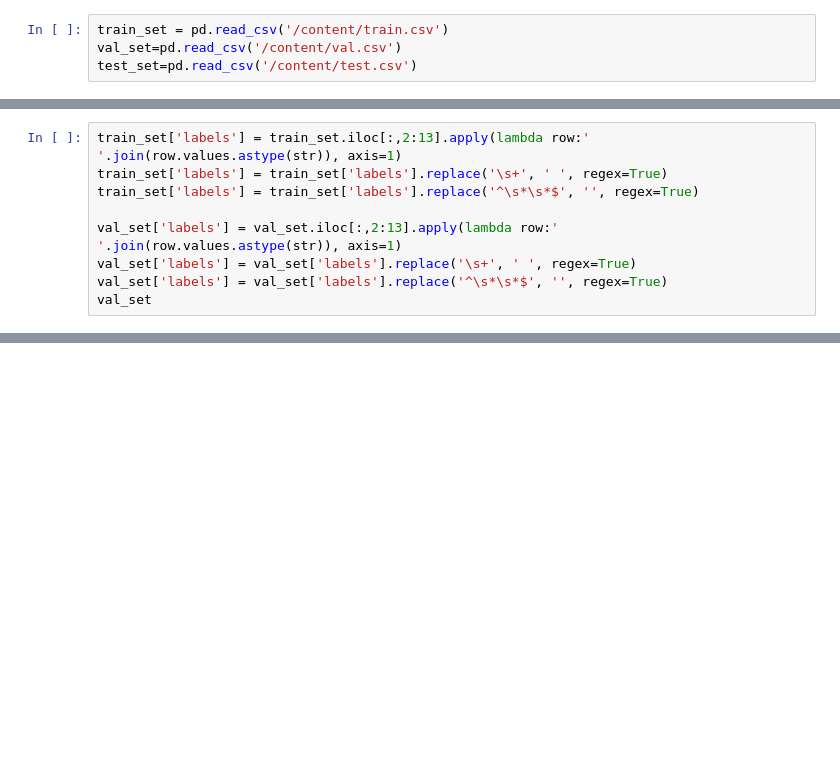
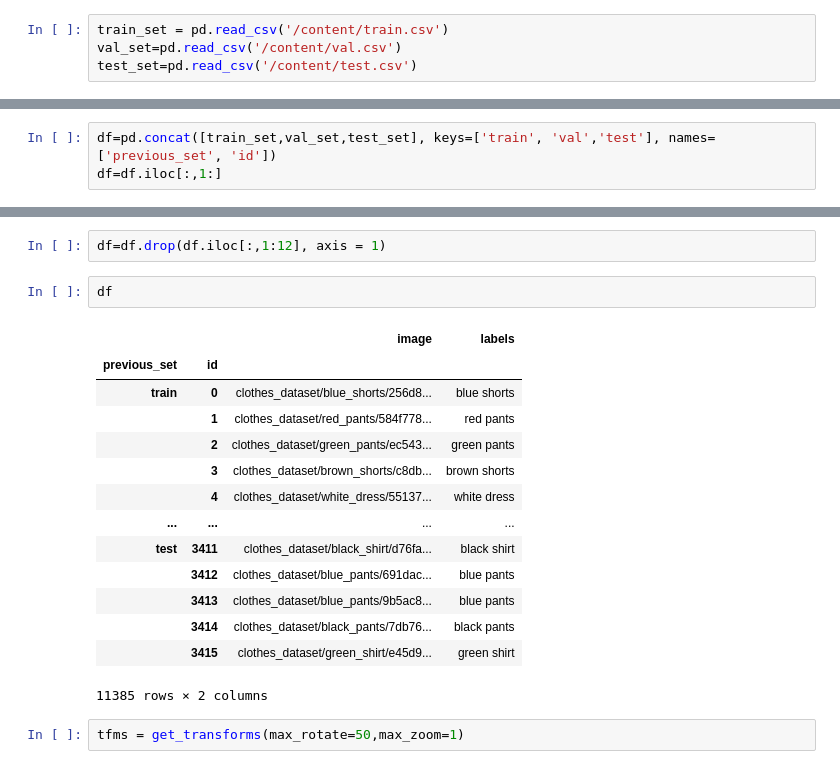
Before and after one commit to alejandraberbesi/apparel_image, a Jupyter notebook: src/apparel_image.ipynb, the cells around one changed output, grey strips where cells are left out. Cells and saved outputs as stored; diff of their text form; blank space fills up the shorter version.

```diff
--- a/src/apparel_image.ipynb
+++ b/src/apparel_image.ipynb
@@ -48,9 +28,0 @@ val_set
-# %%
-train_set['labels'] = train_set.iloc[:,2:13].apply(lambda row:' '.join(row.values.astype(str)), axis=1)
-train_set['labels'] = train_set['labels'].replace('\s+', ' ', regex=True)
-train_set['labels'] = train_set['labels'].replace('^\s*\s*$', '', regex=True)
-
-val_set['labels'] = val_set.iloc[:,2:13].apply(lambda row:' '.join(row.values.astype(str)), axis=1)
-val_set['labels'] = val_set['labels'].replace('\s+', ' ', regex=True)
-val_set['labels'] = val_set['labels'].replace('^\s*\s*$', '', regex=True)
-val_set
@@ -70,0 +29,3 @@ val_set
+# %%
+df=pd.concat([train_set,val_set,test_set], keys=['train', 'val','test'], names=['previous_set', 'id'])
+df=df.iloc[:,1:]
@@ -70,0 +50,21 @@ val_set
+# %%
+df=df.drop(df.iloc[:,1:12], axis = 1)
+# %%
+df
+# %% [output]
+|  |  | image | labels |
+| previous_set | id |  |  |
+| train | 0 | clothes_dataset/blue_shorts/256d8... | blue shorts |
+|  | 1 | clothes_dataset/red_pants/584f778... | red pants |
+|  | 2 | clothes_dataset/green_pants/ec543... | green pants |
+|  | 3 | clothes_dataset/brown_shorts/c8db... | brown shorts |
+|  | 4 | clothes_dataset/white_dress/55137... | white dress |
+| ... | ... | ... | ... |
+| test | 3411 | clothes_dataset/black_shirt/d76fa... | black shirt |
+|  | 3412 | clothes_dataset/blue_pants/691dac... | blue pants |
+|  | 3413 | clothes_dataset/blue_pants/9b5ac8... | blue pants |
+|  | 3414 | clothes_dataset/black_pants/7db76... | black pants |
+|  | 3415 | clothes_dataset/green_shirt/e45d9... | green shirt |
+11385 rows × 2 columns
+# %%
+tfms = get_transforms(max_rotate=50,max_zoom=1)
```
Also changed, not shown: parts of 19 cells of this notebook.
